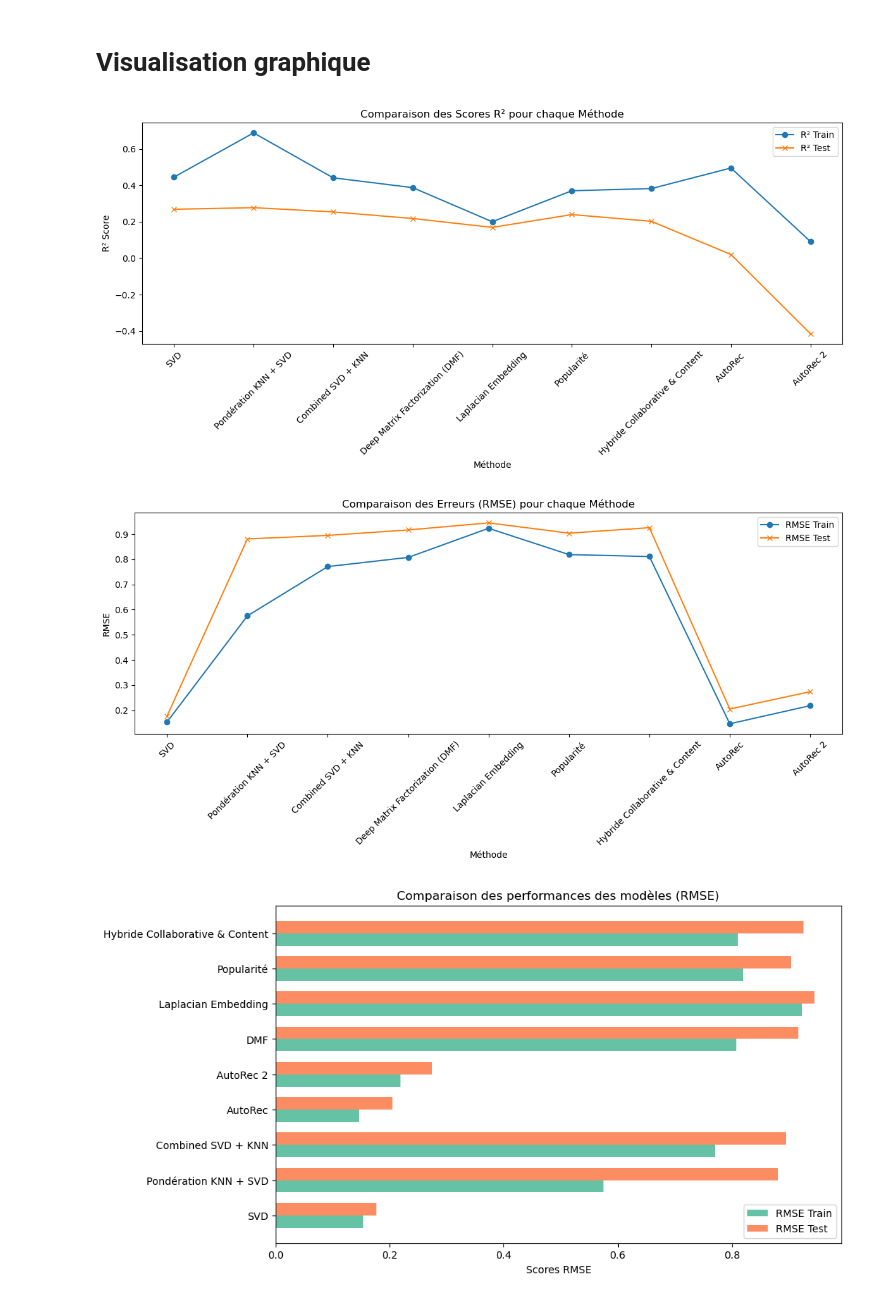
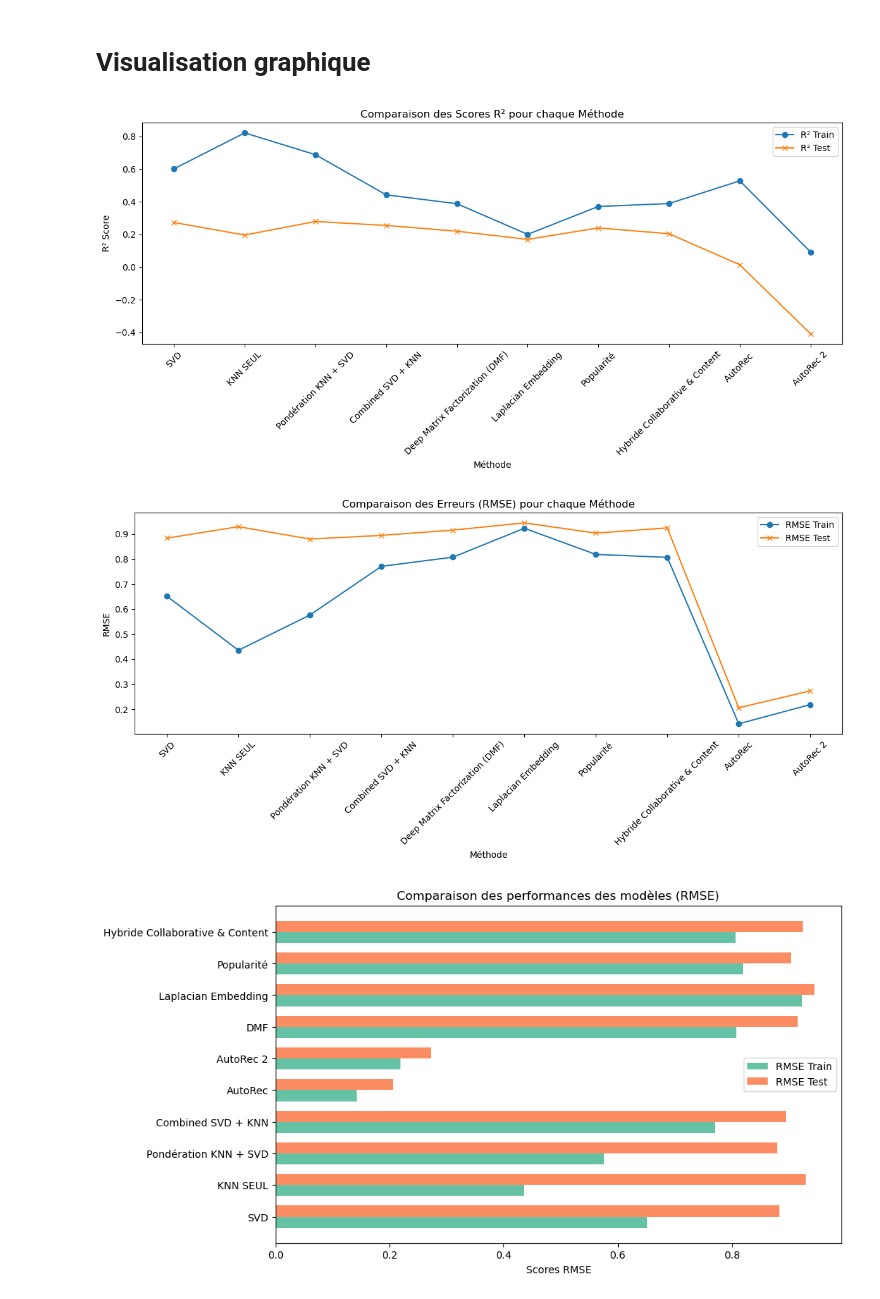
Before and after one commit to amandine32/ProjetML, a Jupyter notebook: recommandation.ipynb, the cells around one changed output. Cells and saved outputs as stored; diff of their text form; code cells hidden in the pictures.

Commit message:
« visualisation »

```diff
--- a/recommandation.ipynb
+++ b/recommandation.ipynb
@@ -407,0 +495,5 @@ La matrice est correctement remplie avec tous les indices souhaités (SVD).
+# %%
+# Étape 2 : Chargement des données (en supposant que 'ratings_train_matrix' est déjà chargé)
+reader = Reader(rating_scale=(1, 5))  # adapte l'échelle si nécessaire
+train_data_df = pd.DataFrame(train_data, columns=["user_id", "item_id", "rating"])
+train_dataset = Dataset.load_from_df(train_data_df, reader)
@@ -407,0 +566,24 @@ La matrice est correctement remplie avec tous les indices souhaités (SVD).
+# %%
+# Charger les données de test dans le format Surprise
+reader = Reader(rating_scale=(1, 5))
+test_data_df = pd.DataFrame(test_data, columns=["user_id", "item_id", "rating"])
+test_dataset = Dataset.load_from_df(test_data_df, reader)
+testset = test_dataset.build_full_trainset().build_testset()
+
+# Utiliser le meilleur modèle pour prédire les valeurs pour l'ensemble de test
+test_predictions_knn = best_model.test(testset)
+
+# Calcul du RMSE pour le jeu de test
+rmse_test_knn_seul = accuracy.rmse(test_predictions_knn, verbose=True)
+
+# Extraire les valeurs prédictes et réelles pour le calcul du R²
+predicted_ratings_test_knn = np.array([pred.est for pred in test_predictions_knn])
+actual_ratings_test_knn = np.array([pred.r_ui for pred in test_predictions_knn])
+
+# Calcul du R² pour le jeu de test
+mask_test = ~np.isnan(actual_ratings_test_knn)
+r2_test_knn_seul = r2_score(actual_ratings_test_knn[mask_test], predicted_ratings_test_knn[mask_test])
+
+# Affichage des résultats pour le jeu de test
+print("RMSE (Test - KNN) :", rmse_test_knn_seul)
+print("R² (Test - KNN) :", r2_test_knn_seul)
@@ -469,6 +679,6 @@ Done computing similarity matrix.
 # %%
 # Définir la pondération pour la combinaison des prédictions SVD et KNN
-alpha = 0.7  # Pondération pour SVD (ajustable entre 0 et 1)
+alpha = 0.5  # Pondération pour SVD (ajustable entre 0 et 1)
 
 # Fonction pour calculer les prédictions hybrides
 def hybrid_prediction(uid, iid):
@@ -2566,6 +2945,7 @@ import pandas as pd
 # Exemple : Charger les données R² dans un DataFrame
 df_r2 = pd.DataFrame([
     {"Méthode": "SVD", "R² Train": r2_with_mask_train_svd, "R² Test": r2_with_mask_test_svd},
+    {"Méthode": "KNN SEUL", "R² Train": r2_train_knn_seul, "R² Test": r2_test_knn_seul},
     {"Méthode": "Pondération KNN + SVD", "R² Train": r2_train_pond_knn_svd, "R² Test": r2_test_pond_knn_svd},
     {"Méthode": "Combined SVD + KNN", "R² Train": r2_train_combined_svd_knn, "R² Test": r2_test_combined_svd_knn},
     {"Méthode": "Deep Matrix Factorization (DMF)", "R² Train": r2_train_dmf, "R² Test": r2_test_dmf},
@@ -2578,6 +2958,7 @@ df_r2 = pd.DataFrame([
 
 df_rmse = pd.DataFrame([
     {"Méthode": "SVD", "RMSE Train": rmse_with_mask_train_svd, "RMSE Test": rmse_with_mask_test_svd},
+    {"Méthode": "KNN SEUL", "RMSE Train": rmse_train_knn_seul, "RMSE Test": rmse_test_knn_seul},
     {"Méthode": "Pondération KNN + SVD", "RMSE Train": rmse_train_pond_knn_svd, "RMSE Test": rmse_test_pond_knn_svd},
     {"Méthode": "Combined SVD + KNN", "RMSE Train": rmse_train_combined_svd_knn, "RMSE Test": rmse_test_combined_svd_knn},
     {"Méthode": "Deep Matrix Factorization (DMF)", "RMSE Train": rmse_train_dmf, "RMSE Test": rmse_test_dmf},
@@ -2612,48 +2993,48 @@ plt.legend()
 plt.tight_layout()
 plt.show()
 # %% [output]
-[figure, old version]
+[figure, new version]
-[figure, old version]
+[figure, new version]
 # %%
 import matplotlib.pyplot as plt
 import numpy as np
 
 # Liste des méthodes pour l'affichage
-methods = ["SVD", "Pondération KNN + SVD", "Combined SVD + KNN",
+methods = ["SVD", "KNN SEUL", "Pondération KNN + SVD", "Combined SVD + KNN",
            "AutoRec", "AutoRec 2","DMF", "Laplacian Embedding", "Popularité", "Hybride Collaborative & Content"]
 
-# RMSE Train et Test
-rmse_train = [rmse_with_mask_train_svd, rmse_train_pond_knn_svd, rmse_train_combined_svd_knn,
+# RMSE Train et Test (ajuster les valeurs pour que les longueurs soient égales)
+rmse_train = [rmse_with_mask_train_svd, rmse_train_knn_seul, rmse_train_pond_knn_svd, rmse_train_combined_svd_knn,
               rmse_train_autorec, rmse_train_autorec2, rmse_train_dmf, rmse_train_laplacian, rmse_train_popularity, rmse_train_hybrid]
-rmse_test = [rmse_with_mask_test_svd, rmse_test_pond_knn_svd, rmse_test_combined_svd_knn,
+rmse_test = [rmse_with_mask_test_svd, rmse_test_knn_seul, rmse_test_pond_knn_svd, rmse_test_combined_svd_knn,
              rmse_test_autorec, rmse_test_autorec2, rmse_test_dmf, rmse_test_laplacian, rmse_test_popularity, rmse_test_hybrid]
 
 # Création de la figure pour RMSE
 fig, ax = plt.subplots(figsize=(10, 6))
 
 # Largeur des barres
 bar_width = 0.35
 
 # Position des barres sur l'axe des y
 index = np.arange(len(methods))
 
 # Création des barres pour RMSE Train et Test
 bar1 = ax.barh(index - bar_width/2, rmse_train, bar_width, label="RMSE Train", color="#66c2a5")
 bar2 = ax.barh(index + bar_width/2, rmse_test, bar_width, label="RMSE Test", color="#fc8d62")
 
 # Ajout des labels et du titre
 ax.set_xlabel("Scores RMSE")
 ax.set_title("Comparaison des performances des modèles (RMSE)")
 ax.set_yticks(index)
 ax.set_yticklabels(methods)
 
 # Affichage de la légende
 ax.legend()
 
 # Affichage du graphique
 plt.show()
 # %% [output]
-[figure, old version]
+[figure, new version]
 # %%
 import matplotlib.pyplot as plt
 import numpy as np
```
Also changed, not shown: parts of 109 cells of this notebook, 8 other files.
